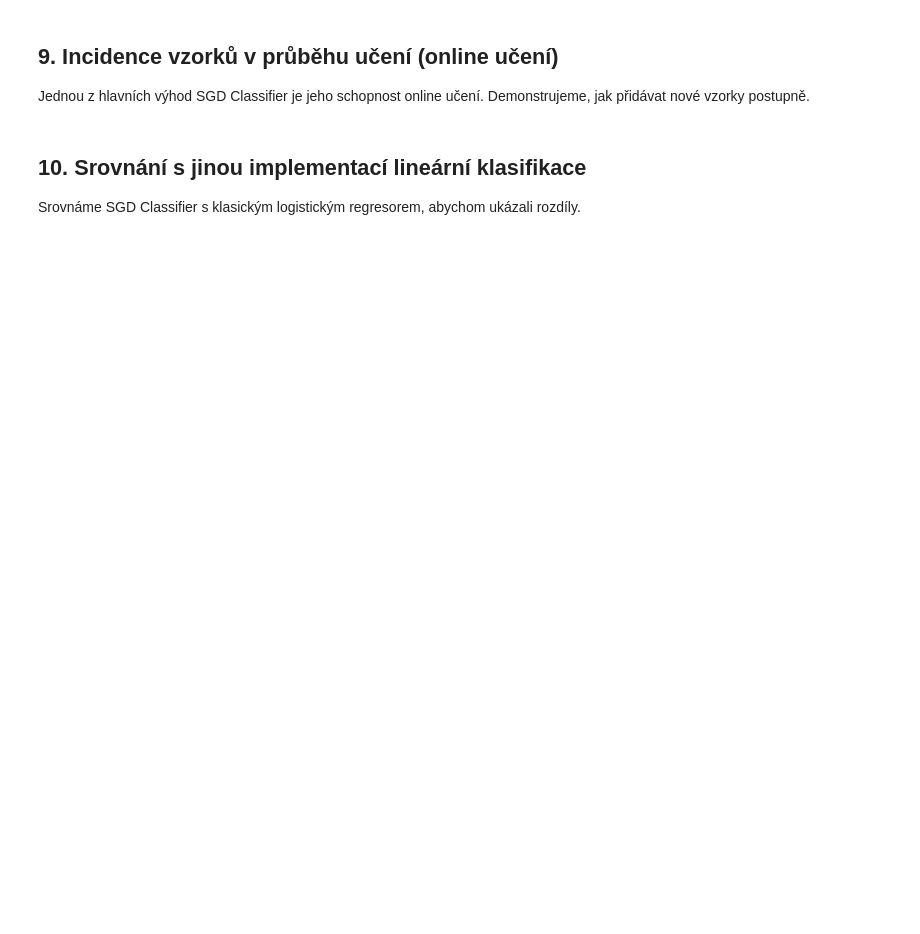
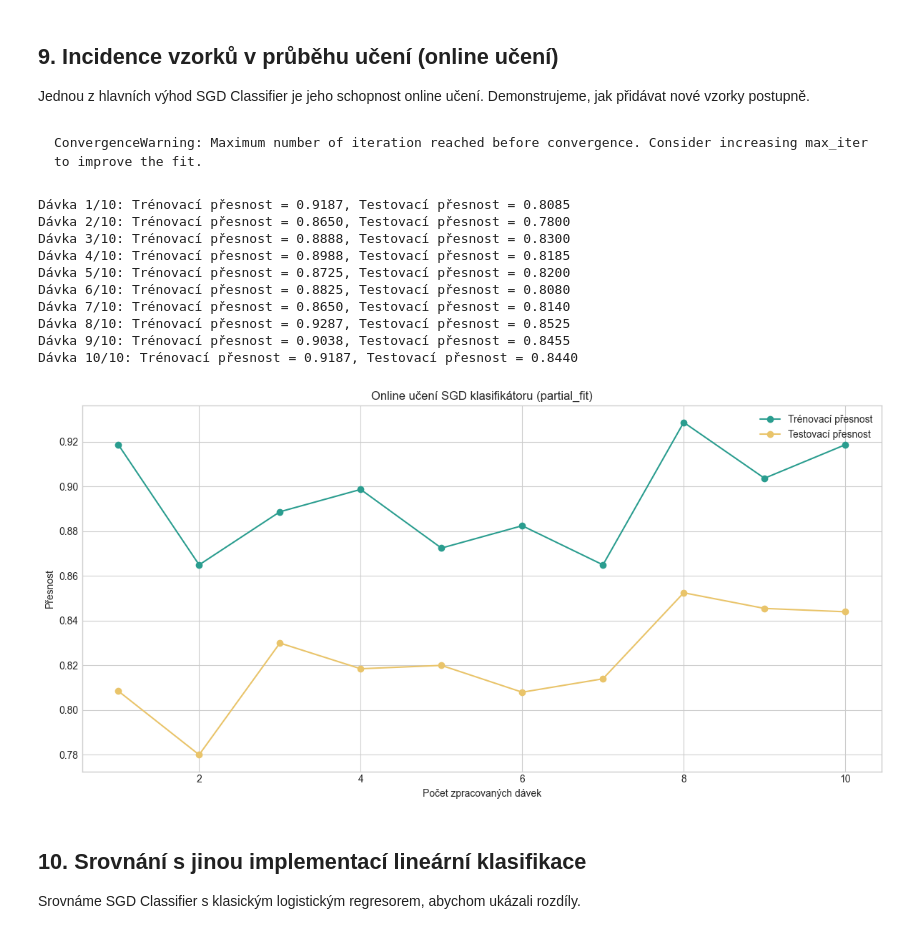
Before and after one commit to pavelklos/ai-ml, a Jupyter notebook: 9-SCIKIT-LEARN/01.01-Classification-SGD-Classifier.ipynb, the cells around one changed output. Saved outputs shown, nothing was run; the diff lists cells and outputs as text; code cells hidden in the pictures; blank space fills up the shorter version.

````diff
--- a/9-SCIKIT-LEARN/01.01-Classification-SGD-Classifier.ipynb
+++ b/9-SCIKIT-LEARN/01.01-Classification-SGD-Classifier.ipynb
@@ -317,3 +477,77 @@ plt.show()
+# %% [markdown]
+```
+ConvergenceWarning: Maximum number of iteration reached before convergence. Consider increasing max_iter to improve the fit.
+```
+# %%
+from sklearn.pipeline import make_pipeline
+from sklearn.preprocessing import StandardScaler
+from sklearn.linear_model import SGDClassifier
+from sklearn.metrics import accuracy_score
+import matplotlib.pyplot as plt
+import numpy as np
+
+# Vytvoření SGD klasifikátoru pro online učení
+# Note: StandardScaler musí být fitnutý předem pro partial_fit
+scaler = StandardScaler(with_mean=False)
+X_train_scaled = scaler.fit_transform(X_train)
+X_test_scaled = scaler.transform(X_test)
+
+# Inicializace SGD klasifikátoru
+online_clf = SGDClassifier(random_state=42)
+
+# Rozdělení trénovacích dat do dávek
+batch_size = len(X_train_scaled) // 10
+n_batches = 10
+
+train_accuracies = []
+test_accuracies = []
+
+# Online učení s postupným přidáváním dávek
+for i in range(n_batches):
+    batch_start = i * batch_size
+    batch_end = (i + 1) * batch_size
+    X_batch = X_train_scaled[batch_start:batch_end]
+    y_batch = y_train[batch_start:batch_end]
+
+    # Částečné učení
+    if i == 0:
+        # První dávka musí předat seznam všech tříd
+        online_clf.partial_fit(X_batch, y_batch, classes=np.unique(y_train))
+    else:
+        online_clf.partial_fit(X_batch, y_batch)
+
+    # Vyhodnocení
+    train_acc = online_clf.score(X_batch, y_batch)
+    test_acc = online_clf.score(X_test_scaled, y_test)
+
+    train_accuracies.append(train_acc)
+    test_accuracies.append(test_acc)
+
+    print(f"Dávka {i+1}/{n_batches}: Trénovací přesnost = {train_acc:.4f}, Testovací přesnost = {test_acc:.4f}")
+
+# Vizualizace procesu učení
+plt.figure(figsize=(12, 6))
+plt.plot(range(1, n_batches + 1), train_accuracies, 'o-', label='Trénovací přesnost', color='#2A9D8F')
+plt.plot(range(1, n_batches + 1), test_accuracies, 'o-', label='Testovací přesnost', color='#E9C46A')
+plt.xlabel('Počet zpracovaných dávek')
+plt.ylabel('Přesnost')
+plt.title('Online učení SGD klasifikátoru (partial_fit)')
+plt.legend()
+plt.grid(True)
+plt.tight_layout()
+plt.show()
+# %% [output]
+Dávka 1/10: Trénovací přesnost = 0.9187, Testovací přesnost = 0.8085
+Dávka 2/10: Trénovací přesnost = 0.8650, Testovací přesnost = 0.7800
+Dávka 3/10: Trénovací přesnost = 0.8888, Testovací přesnost = 0.8300
+Dávka 4/10: Trénovací přesnost = 0.8988, Testovací přesnost = 0.8185
+Dávka 5/10: Trénovací přesnost = 0.8725, Testovací přesnost = 0.8200
+Dávka 6/10: Trénovací přesnost = 0.8825, Testovací přesnost = 0.8080
+Dávka 7/10: Trénovací přesnost = 0.8650, Testovací přesnost = 0.8140
+Dávka 8/10: Trénovací přesnost = 0.9287, Testovací přesnost = 0.8525
+Dávka 9/10: Trénovací přesnost = 0.9038, Testovací přesnost = 0.8455
+Dávka 10/10: Trénovací přesnost = 0.9187, Testovací přesnost = 0.8440
+[figure, added]
 # %% [markdown]
 ## 10. Srovnání s jinou implementací lineární klasifikace
 
````
Also changed, not shown: parts of 17 cells of this notebook, 1 other file.
